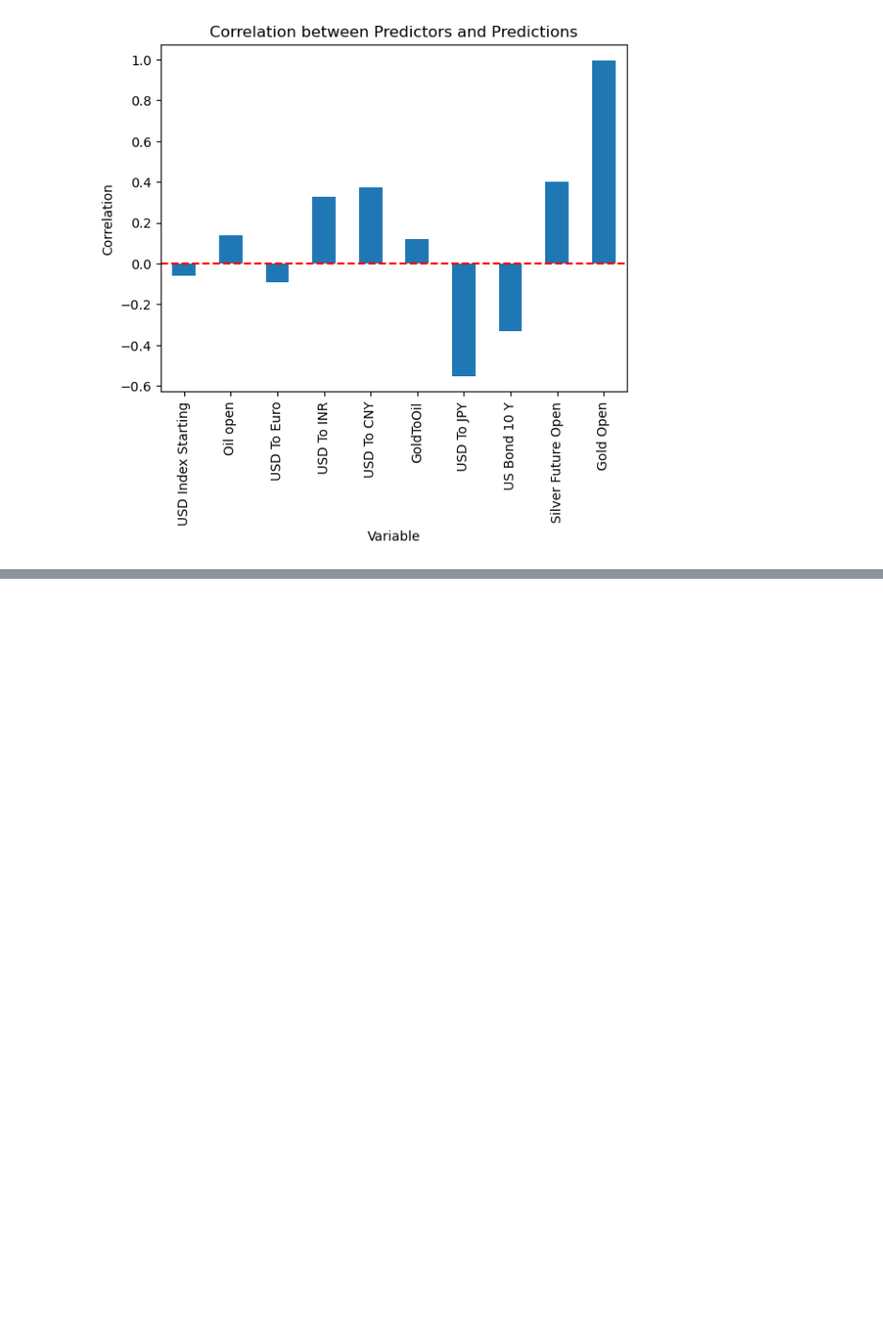
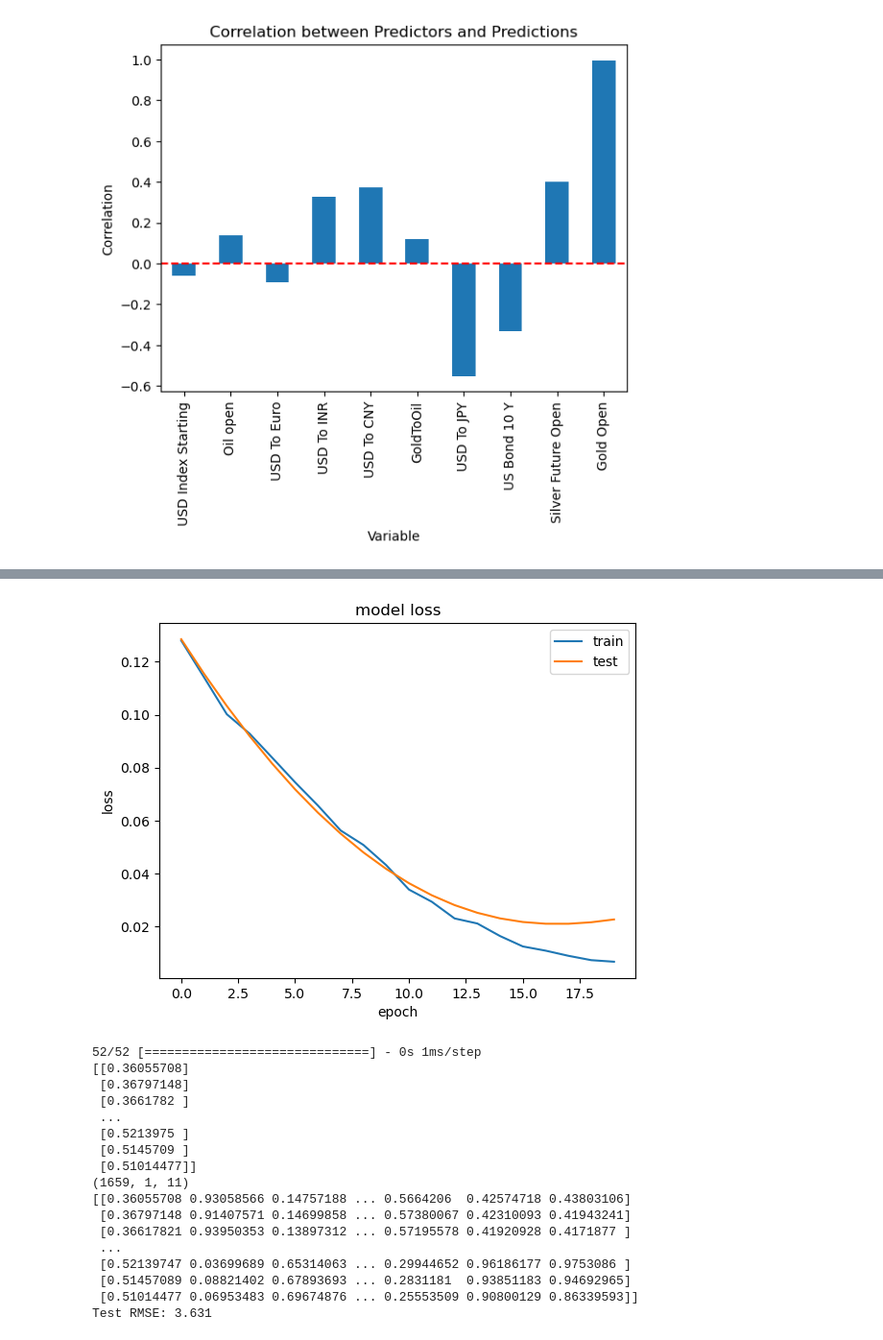
Before and after one commit to abubakar20-02/GoldFolio, a Jupyter notebook: Untitled.ipynb, the cells around one changed output, grey strips where cells are left out. Shown: that part at 96% size. Cells and saved outputs as stored; diff of their text form; code cells hidden in the pictures; blank space fills up the shorter version.

Commit message:
graph somewhat correct.

```diff
--- a/Untitled.ipynb
+++ b/Untitled.ipynb
@@ -374,0 +315,48 @@ plt.show()
+# %%
+# summarize history for loss
+plt.plot(history.history['loss'])
+plt.plot(history.history['val_loss'])
+plt.title('model loss')
+plt.ylabel('loss')
+plt.xlabel('epoch')
+plt.legend(['train', 'test'], loc='upper right')
+plt.show()
+
+# make a prediction
+yhat = model.predict(test_X)
+print(yhat)
+print(test_X.shape)
+test_X = test_X.reshape((test_X.shape[0], 11))
+# invert scaling for forecast
+inv_yhat = np.concatenate((yhat, test_X[:, -10:]), axis=1)
+print(inv_yhat)
+inv_yhat = scaler.inverse_transform(inv_yhat)
+inv_yhat = inv_yhat[:,0]
+
+# invert scaling for actual
+test_y = test_y.reshape((len(test_y), 1))
+inv_y = np.concatenate((test_y, test_X[:, -10:]), axis=1)
+inv_y = scaler.inverse_transform(inv_y)
+inv_y = inv_y[:,0]
+# calculate RMSE
+rmse = np.sqrt(mean_squared_error(inv_y, inv_yhat))
+print('Test RMSE: %.3f' % rmse)
+# %% [output]
+[figure, added]
+52/52 [==============================] - 0s 1ms/step
+[[0.36055708]
+ [0.36797148]
+ [0.3661782 ]
+ ...
+ [0.5213975 ]
+ [0.5145709 ]
+ [0.51014477]]
+(1659, 1, 11)
+[[0.36055708 0.93058566 0.14757188 ... 0.5664206  0.42574718 0.43803106]
+ [0.36797148 0.91407571 0.14699858 ... 0.57380067 0.42310093 0.41943241]
+ [0.36617821 0.93950353 0.13897312 ... 0.57195578 0.41920928 0.4171877 ]
+ ...
+ [0.52139747 0.03699689 0.65314063 ... 0.29944652 0.96186177 0.9753086 ]
+ [0.51457089 0.08821402 0.67893693 ... 0.2831181  0.93851183 0.94692965]
+ [0.51014477 0.06953483 0.69674876 ... 0.25553509 0.90800129 0.86339593]]
+Test RMSE: 3.631
```
Also changed, not shown: parts of 15 cells of this notebook.
